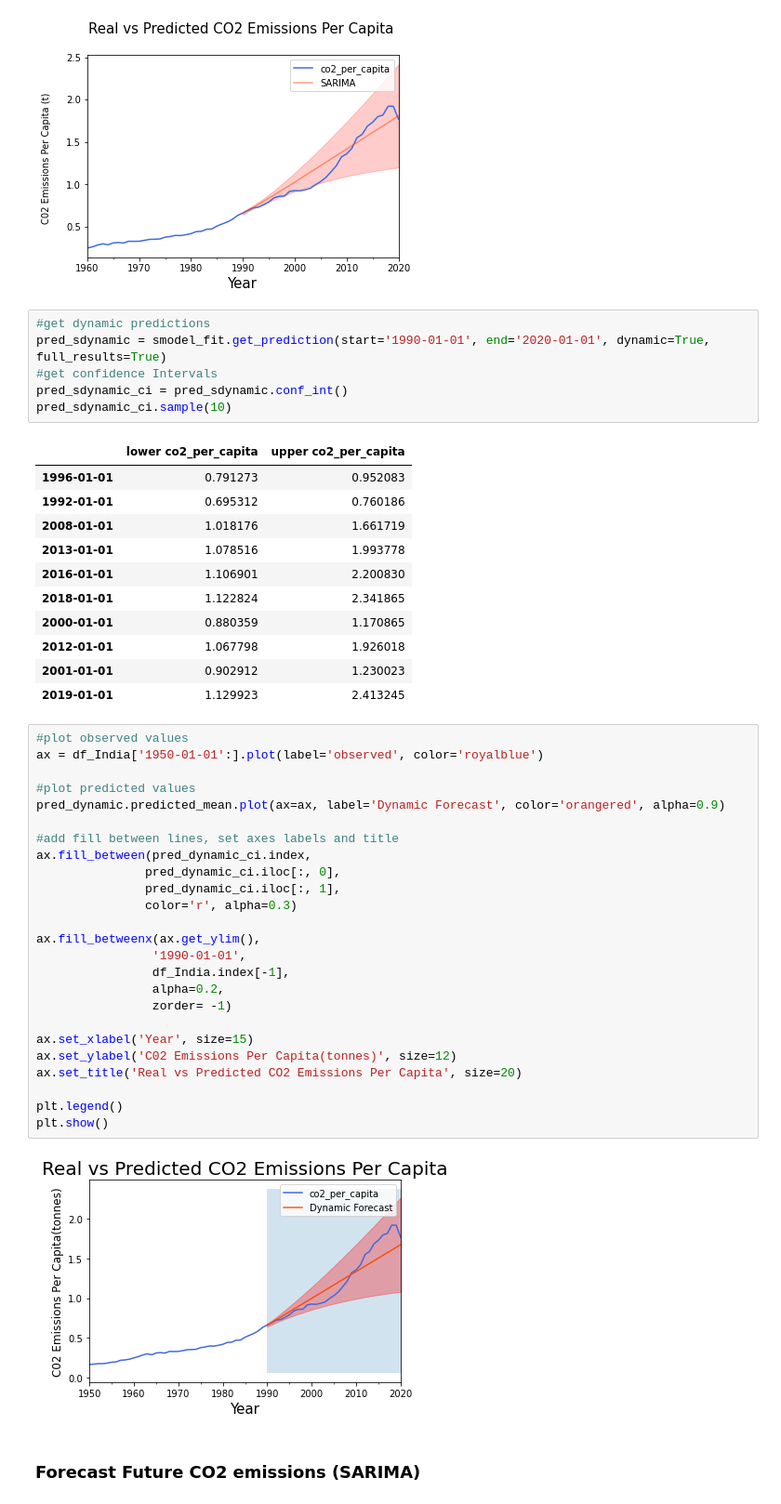
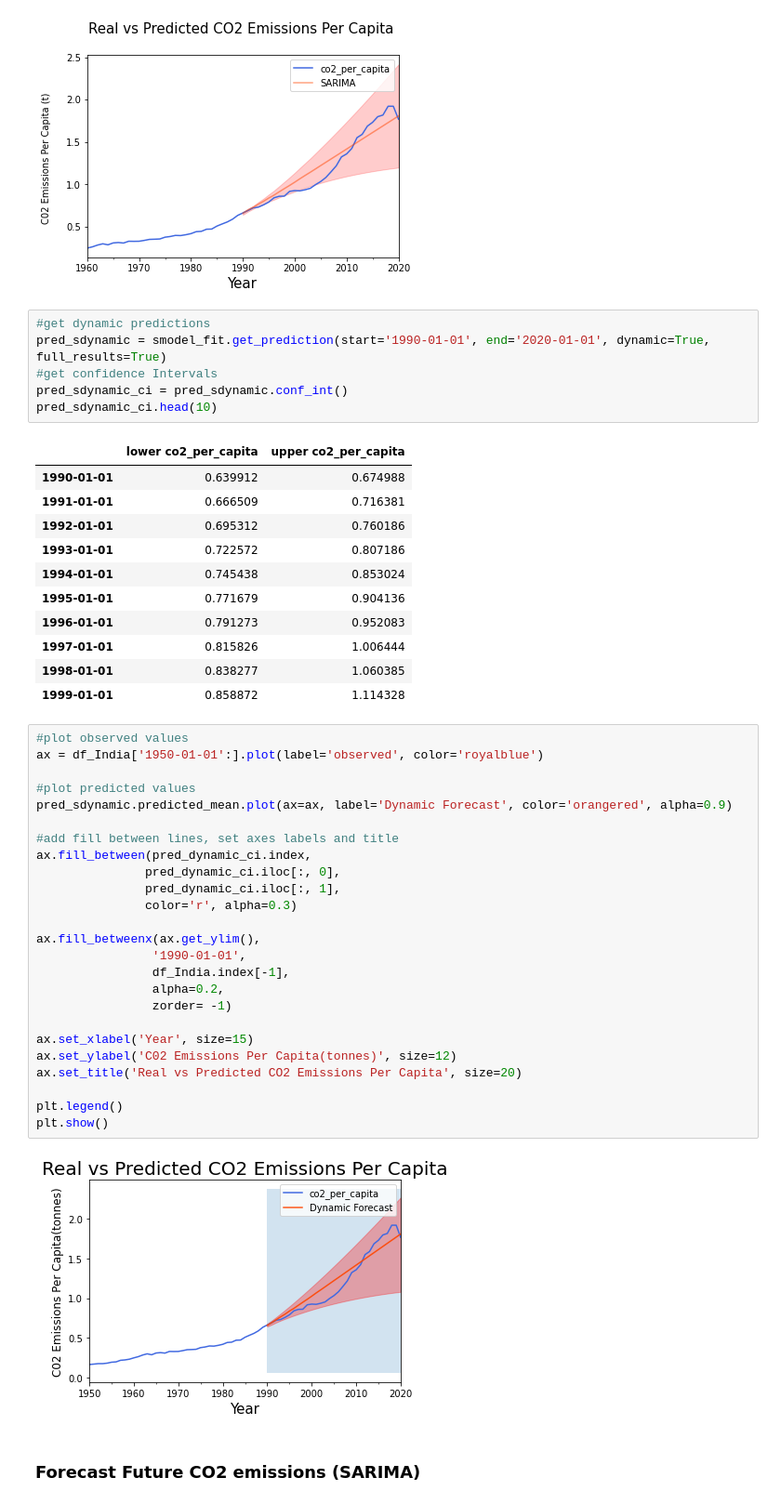
Before and after one commit to ganeshXb/Carbon-Emissions-Ecological-Footprint-Research, a Jupyter notebook: Notebooks/CO2-Emissions-TimeSeries-Forecasting.ipynb, the cells around one changed output. Shown at 93% size. Cells and saved outputs as stored; diff of their text form.

```diff
--- a/Notebooks/CO2-Emissions-TimeSeries-Forecasting.ipynb
+++ b/Notebooks/CO2-Emissions-TimeSeries-Forecasting.ipynb
@@ -1382,46 +1397,46 @@ plt.show()
 pred_sdynamic = smodel_fit.get_prediction(start='1990-01-01', end='2020-01-01', dynamic=True, full_results=True)
 #get confidence Intervals
 pred_sdynamic_ci = pred_sdynamic.conf_int()
-pred_sdynamic_ci.sample(10)
+pred_sdynamic_ci.head(10)
 # %% [output]
 |  | lower co2_per_capita | upper co2_per_capita |
+| 1990-01-01 | 0.639912 | 0.674988 |
+| 1991-01-01 | 0.666509 | 0.716381 |
+| 1992-01-01 | 0.695312 | 0.760186 |
+| 1993-01-01 | 0.722572 | 0.807186 |
+| 1994-01-01 | 0.745438 | 0.853024 |
+| 1995-01-01 | 0.771679 | 0.904136 |
 | 1996-01-01 | 0.791273 | 0.952083 |
-| 1992-01-01 | 0.695312 | 0.760186 |
-| 2008-01-01 | 1.018176 | 1.661719 |
-| 2013-01-01 | 1.078516 | 1.993778 |
-| 2016-01-01 | 1.106901 | 2.200830 |
-| 2018-01-01 | 1.122824 | 2.341865 |
-| 2000-01-01 | 0.880359 | 1.170865 |
-| 2012-01-01 | 1.067798 | 1.926018 |
-| 2001-01-01 | 0.902912 | 1.230023 |
-| 2019-01-01 | 1.129923 | 2.413245 |
+| 1997-01-01 | 0.815826 | 1.006444 |
+| 1998-01-01 | 0.838277 | 1.060385 |
+| 1999-01-01 | 0.858872 | 1.114328 |
 # %%
 #plot observed values
 ax = df_India['1950-01-01':].plot(label='observed', color='royalblue')
 
 #plot predicted values
-pred_dynamic.predicted_mean.plot(ax=ax, label='Dynamic Forecast', color='orangered', alpha=0.9)
+pred_sdynamic.predicted_mean.plot(ax=ax, label='Dynamic Forecast', color='orangered', alpha=0.9)
 
 #add fill between lines, set axes labels and title
 ax.fill_between(pred_dynamic_ci.index,
                pred_dynamic_ci.iloc[:, 0],
                pred_dynamic_ci.iloc[:, 1],
                color='r', alpha=0.3)
 
 ax.fill_betweenx(ax.get_ylim(),
                 '1990-01-01',
                 df_India.index[-1],
                 alpha=0.2,
                 zorder= -1)
 
 ax.set_xlabel('Year', size=15)
 ax.set_ylabel('C02 Emissions Per Capita(tonnes)', size=12)
 ax.set_title('Real vs Predicted CO2 Emissions Per Capita', size=20)
 
 plt.legend()
 plt.show()
 # %% [output]
-[figure, old version]
+[figure, new version]
 # %% [markdown]
 ### Forecast Future CO2 emissions (SARIMA)
 # %%
```
Also changed, not shown: parts of 27 cells of this notebook, 4 other files.
